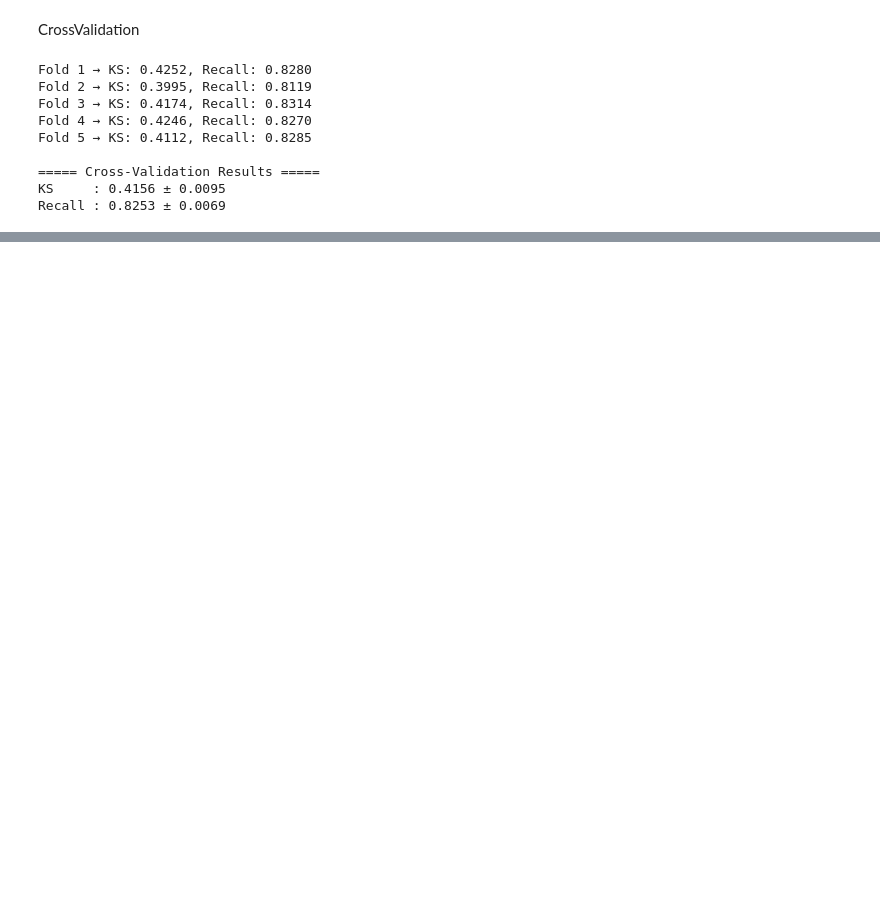
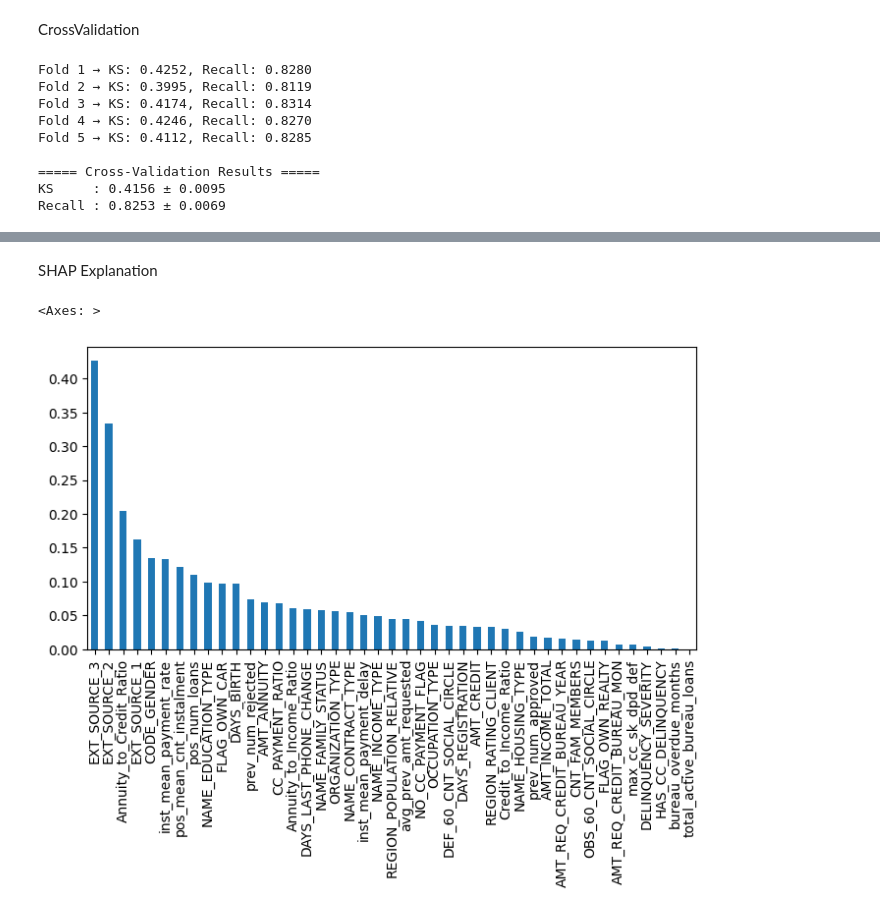
Before and after one commit to Parvrajchauhan/fintech-loan-predictor, a Jupyter notebook: Notebooks/Classification.ipynb, the cells around one changed output, grey strips where cells are left out. Drawn from its saved outputs; the diff is of its cells as text; code cells hidden in the pictures; blank space fills up the shorter version.

Commit message:
SHAP explanation done

```diff
--- a/Notebooks/Classification.ipynb
+++ b/Notebooks/Classification.ipynb
@@ -737,3 +738,5 @@ print("Best Params:", grid.best_params_)
 # %% [output]
 Best ROC-AUC: 0.7734511785800227
 Best Params: {'colsample_bytree': 0.8, 'learning_rate': 0.018, 'max_depth': 4, 'min_child_weight': 5, 'n_estimators': 2300, 'reg_alpha': 1.0, 'reg_lambda': 2.0, 'subsample': 0.8}
+# %%
+param={'colsample_bytree': 0.8, 'learning_rate': 0.018, 'max_depth': 4, 'min_child_weight': 5, 'n_estimators': 2300, 'reg_alpha': 1.0, 'reg_lambda': 2.0, 'subsample': 0.8}
@@ -742,8 +752,6 @@ mlflow.set_tracking_uri("http://127.0.0.1:5000/")
 mlflow.set_experiment("Target_Classification")
 
 with mlflow.start_run():
-
-    model6 = xgb.XGBClassifier(**grid.best_params_)
 
     model6.fit(
         X_train, y_train,
@@ -775,6 +783,22 @@ with mlflow.start_run():
     mlflow.log_param("features_count", X_train.shape[1])
     mlflow.log_param("threshold", threshold)
 
+    mlflow.log_param("n_estimators", param["n_estimators"])
+    mlflow.log_param("learning_rate", param["learning_rate"])
+    mlflow.log_param("max_depth", param["max_depth"])
+    mlflow.log_param("min_child_weight", param["min_child_weight"])
+    mlflow.log_param("subsample", param["subsample"])
+    mlflow.log_param("colsample_bytree", param["colsample_bytree"])
+    mlflow.log_param("reg_alpha", param["reg_alpha"])
+    mlflow.log_param("reg_lambda", param["reg_lambda"])
+
+    # 3. Log fixed XGBoost parameters
+    mlflow.log_param("objective", "binary:logistic")
+    mlflow.log_param("eval_metric", "auc")
+    mlflow.log_param("scale_pos_weight", scale_pos_weight)
+    mlflow.log_param("random_state", 42)
+    mlflow.log_param("n_jobs", -1)
+
     # log metrics
     mlflow.log_metric("roc_auc", roc_auc)
     mlflow.log_metric("pr_auc", pr_auc)
@@ -782,7 +806,7 @@ with mlflow.start_run():
     mlflow.log_metric("recall", recall)
     mlflow.log_metric("f1", f1)
     mlflow.log_metric("accuracy", accuracy)
-    mlflow.log_metric("ks_statistic", ks)
+    mlflow.log_metric("ks_statistic", ks_scores.max())
 
     # log model
     mlflow.xgboost.log_model(
@@ -889,0 +928,28 @@ Recall : 0.8253 ± 0.0069
+# %% [markdown]
+SHAP Explanation
+# %%
+X_shap = X_val.sample(1000, random_state=42)
+booster = model6.get_booster()
+
+
+dmat = xgb.DMatrix(X_shap)
+
+# get SHAP contributions
+shap_values = booster.predict(
+    dmat,
+    pred_contribs=True
+)
+shap_values = shap_values[:, :-1]
+
+shap_df = pd.DataFrame(
+    shap_values,
+    columns=X_shap.columns
+)
+# %%
+shap_df.abs().mean().sort_values(ascending=False).plot(
+    kind="bar",
+    figsize=(8, 4)
+)
+# %% [output]
+<Axes: >
+[figure, added]
```
Also changed, not shown: parts of 6 cells of this notebook, 1 other file.
